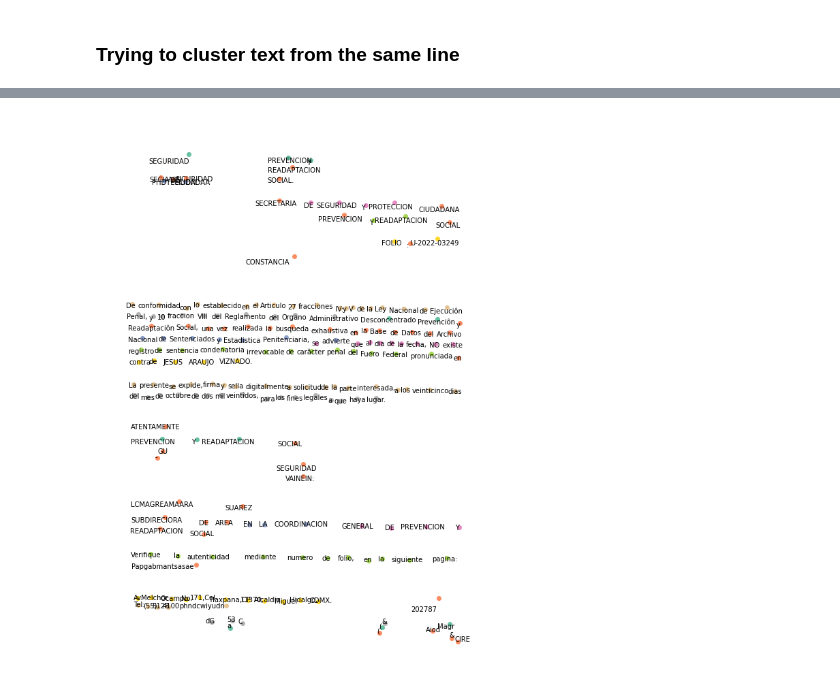
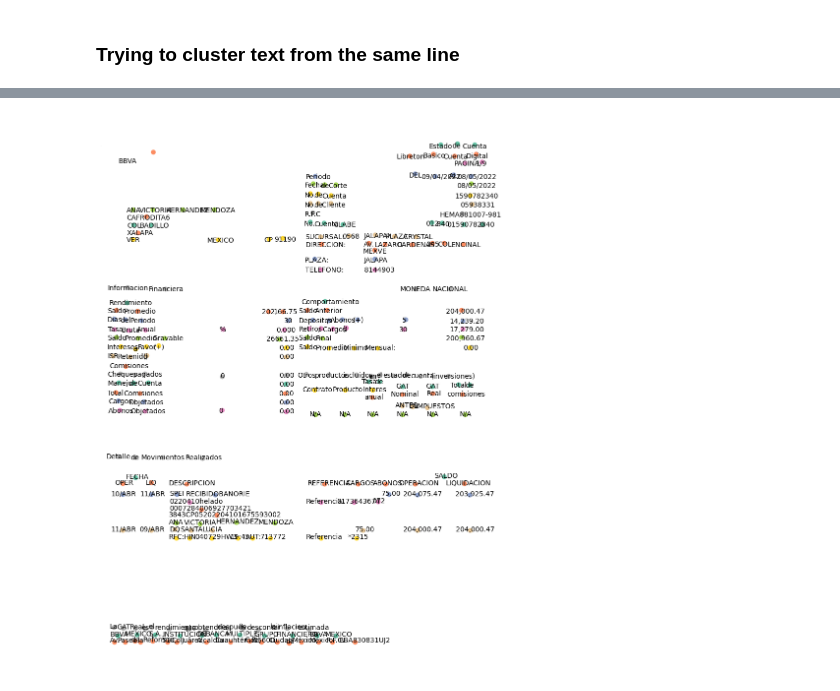
Before and after one commit to NilBiescas/Project_Synthesis2-, a Jupyter notebook: editable_outputs/editable_out_v2.ipynb, the cells around one changed output, grey strips where cells are left out. Drawn from its saved outputs; the diff is of its cells as text; code cells hidden in the pictures.

```diff
--- a/editable_outputs/editable_out_v2.ipynb
+++ b/editable_outputs/editable_out_v2.ipynb
@@ -99,6 +120,7 @@ plot_slide("output2.pptx", 0)
 from PIL import Image
 import matplotlib.pyplot as plt
 
-img = Image.open(r'C:\Users\xavim\Desktop\Uni\3er\2\Syntesis\Project_Synthesis2-\Sample documents - PNG\Certificates of no criminal records\Constancia de no antecedentes penales federales\0.png')
+img = Image.open(r'C:\Users\xavim\Desktop\Uni\3er\2\Syntesis\Project_Synthesis2-\Sample documents - PNG\Bank account statements\Estado de cuenta completo BBVA\0.png')
 plt.imshow(img)
+plt.show()
 # %% [output]
@@ -110,8 +131,8 @@ width, height = img.size
 presentation = Presentation("template.pptx")
 
 # coordinates /2 to fit the template, /2.1 to avoid text overlaps as it starts from higher (ns pq)
-for words in list1:
-    coordinates = Pt(words[0] / 2), Pt(words[1] / 2.1), Pt((words[2] - words[0]) / 2), Pt((words[3] - words[1]) / 2)
+for words in data:
+    coordinates = Pt(words[0] / 2.5), Pt(words[1] / 2.5), Pt((words[2] - words[0]) / 2), Pt((words[3] - words[1]) / 2)
     text = words[4]
     add_text_in_bounding_boxes(presentation, 0, text, coordinates)
 
@@ -134,8 +156,8 @@ presentation.slide_width = new_width
 presentation.slide_height = new_height
 
 # coordinates /2 to fit the template, /2.1 to avoid text overlaps as it starts from higher (ns pq)
-for words in list1:
-    coordinates = Pt(words[0] / 2.5), Pt(words[1] / 3), Pt((words[2] - words[0]) / 2), Pt((words[3] - words[1]) / 2)
+for words in data:
+    coordinates = Pt(words[0] / 2), Pt(words[1] / 2.1), Pt((words[2] - words[0]) / 2), Pt((words[3] - words[1]) / 2)
     text = words[4]
     add_text_in_bounding_boxes(presentation, 0, text, coordinates)
 
@@ -217,7 +242,7 @@ clusters = {}
 words_bounding_boxes = []
 words_text = []
 # mean
-for words in list1:
+for words in data:
     words_bounding_boxes.append([Pt(words[0] / 2), Pt(words[1] / 2.1), Pt((words[2] - words[0]) / 2), Pt((words[3] - words[1]) / 2)])
     words_text.append(words[4])
     # print(coordinates, text)
@@ -286,19 +311,19 @@ colorsMap
 # %%
 presentation = Presentation("template.pptx")
 
 ax = plot_slide("clustering.pptx", 0, 0)
 
 # coordinates /2 to fit the template, /2.1 to avoid text overlaps as it starts from higher (ns pq)
-for words, label in zip(list1, labels):
+for words, label in zip(data, labels):
     coordinates = Pt(words[0] / 2), Pt(words[1] / 2.1), Pt((words[2] - words[0]) / 2), Pt((words[3] - words[1]) / 2)
     centrex = (Pt(words[0] / 2) + Pt((words[2] - words[0]) / 4))
     centrey = (Pt(words[1] / 2) - Pt((words[3] - words[1]) / 4))
     text = words[4]
     # add_text_in_bounding_boxes(presentation, 0, text, coordinates)
     ax.text(Pt(words[0] / 2), Pt(words[1] / 2.01), words[4])
     ax.plot(centrex, centrey, "ro", color=colorsMap[label])
 
 plt.show()
 # presentation.save("clustering.pptx")
 # %% [output]
-[figure, old version]
+[figure, new version]
```
Also changed, not shown: parts of 20 cells of this notebook, 4 other files.
